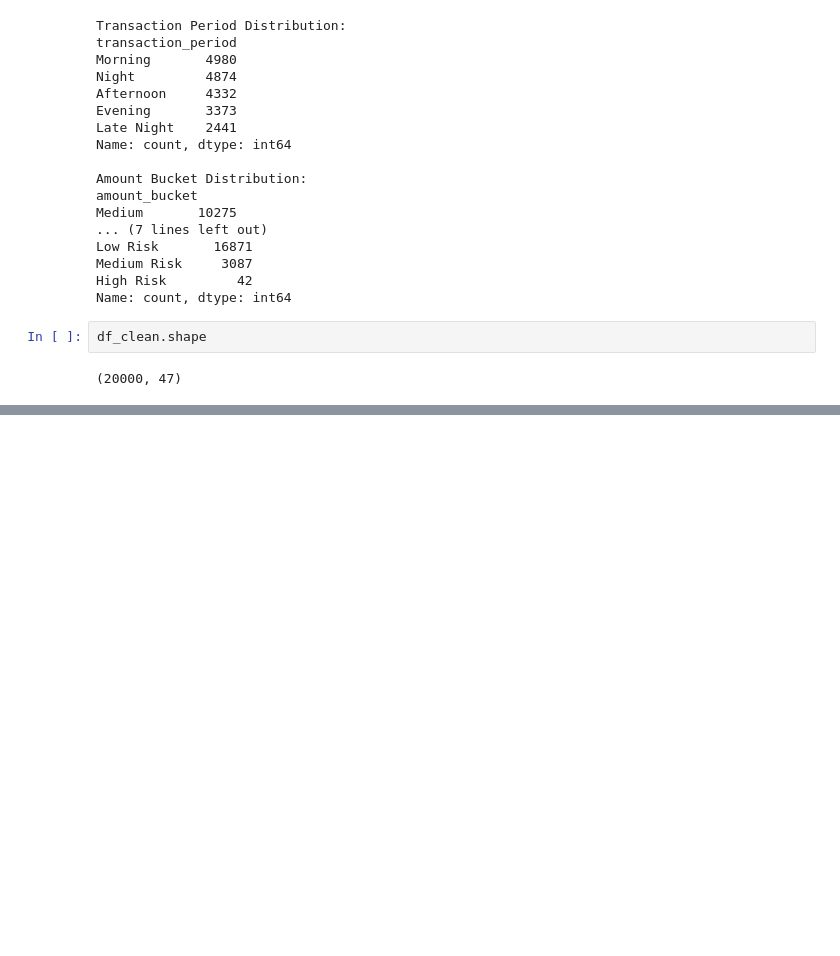
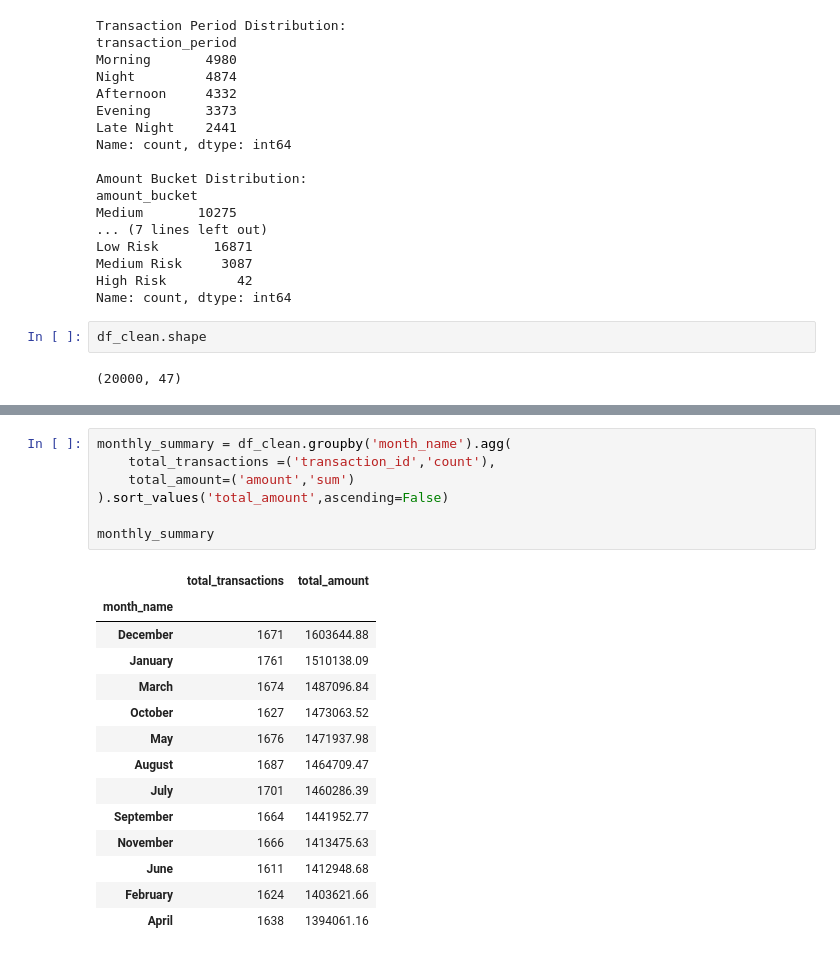
Before and after one commit to Angadthakur/upi-transaction-analyzer, a Jupyter notebook: notebooks/analysis.ipynb, the cells around one changed output, grey strips where cells are left out. Cells and saved outputs as stored; diff of their text form; blank space fills up the shorter version.

Commit message:
Generate transaction analysis and fraud risk reports

```diff
--- a/notebooks/analysis.ipynb
+++ b/notebooks/analysis.ipynb
@@ -462,0 +476,22 @@ df_clean.shape
+# %%
+monthly_summary = df_clean.groupby('month_name').agg(
+    total_transactions =('transaction_id','count'),
+    total_amount=('amount','sum')
+).sort_values('total_amount',ascending=False)
+
+monthly_summary
+# %% [output]
+|  | total_transactions | total_amount |
+| month_name |  |  |
+| December | 1671 | 1603644.88 |
+| January | 1761 | 1510138.09 |
+| March | 1674 | 1487096.84 |
+| October | 1627 | 1473063.52 |
+| May | 1676 | 1471937.98 |
+| August | 1687 | 1464709.47 |
+| July | 1701 | 1460286.39 |
+| September | 1664 | 1441952.77 |
+| November | 1666 | 1413475.63 |
+| June | 1611 | 1412948.68 |
+| February | 1624 | 1403621.66 |
+| April | 1638 | 1394061.16 |
```
Also changed, not shown: parts of 7 cells of this notebook.
